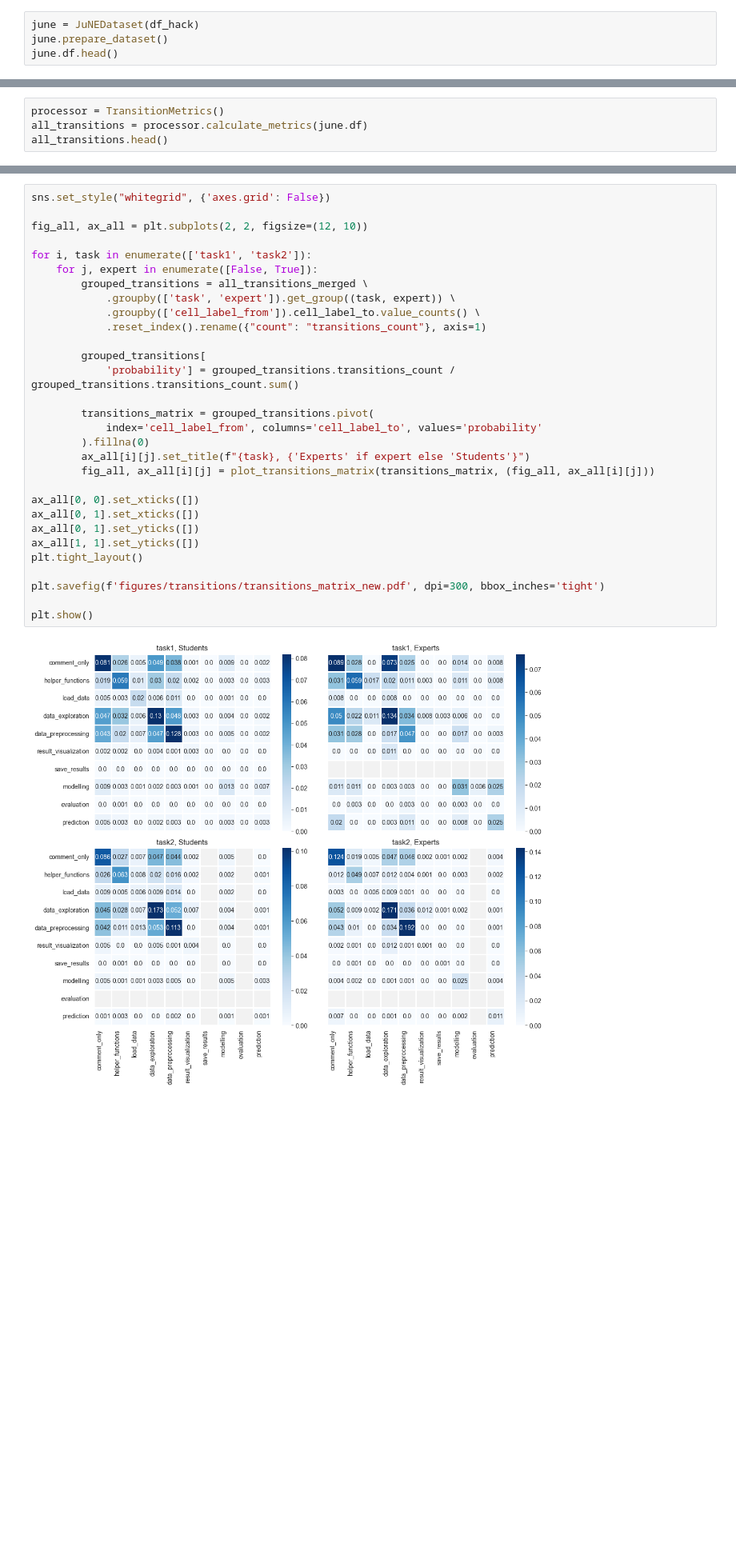
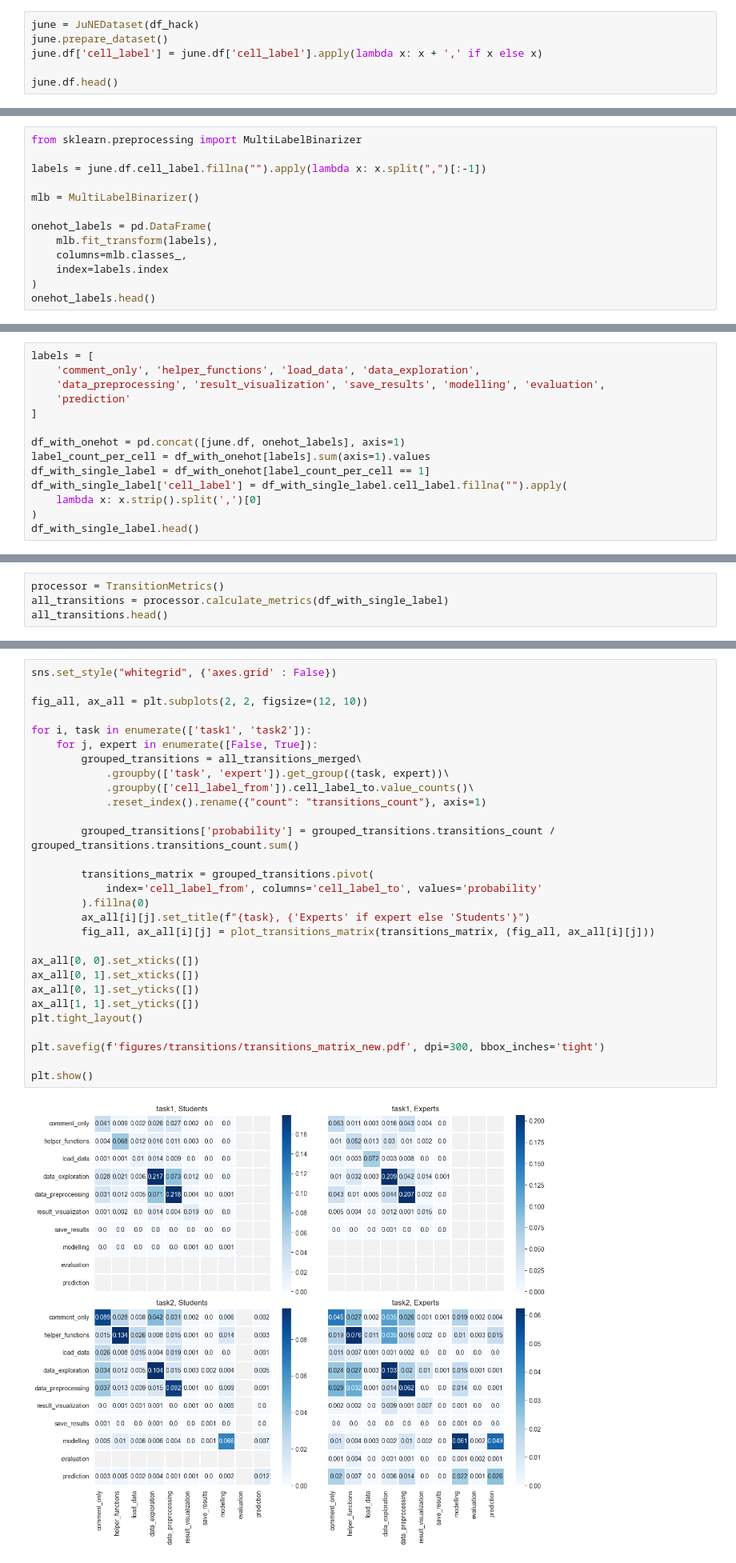
Before and after one commit to konstantgr/jupyter-logs-analysis, a Jupyter notebook: analysis/04-labels-transitions.ipynb, the cells around one changed output, grey strips where cells are left out. Shown at 80% size. Saved outputs shown, nothing was run; the diff lists cells and outputs as text; blank space fills up the shorter version.

Commit message:
fixed mapping and transition analysis

```diff
--- a/analysis/04-labels-transitions.ipynb
+++ b/analysis/04-labels-transitions.ipynb
@@ -42,6 +36,8 @@ df_hack.head()
 # %%
 june = JuNEDataset(df_hack)
 june.prepare_dataset()
+june.df['cell_label'] = june.df['cell_label'].apply(lambda x: x + ',' if x else x)
+
 june.df.head()
 # %% [output]
 |  | action_id | time | session_id | kernel_id | notebook_name | event | cell_index | cell_num | cell_type | ... |
@@ -50,3 +46,16 @@ june.df.head()
 | 2 | 2 | 2023-05-06 10:32:56.229 | 709ce80b-90a5-457e-bf6f-b7033a3261b5 | bc147b33-fa74-4bff-9f48-c88809c5bdcd | task1.ipynb | finished_execute | 35c0b3b694f84140846a21197ea62f68 | 0.0 | code | ... |
 | 3 | 3 | 2023-05-06 10:32:58.048 | 709ce80b-90a5-457e-bf6f-b7033a3261b5 | bc147b33-fa74-4bff-9f48-c88809c5bdcd | task1.ipynb | execute | 35c0b3b694f84140846a21197ea62f68 | 0.0 | code | ... |
 | 4 | 4 | 2023-05-06 10:32:58.429 | 709ce80b-90a5-457e-bf6f-b7033a3261b5 | bc147b33-fa74-4bff-9f48-c88809c5bdcd | task1.ipynb | finished_execute | 35c0b3b694f84140846a21197ea62f68 | 0.0 | code | ... |
+# %%
+from sklearn.preprocessing import MultiLabelBinarizer
+
+labels = june.df.cell_label.fillna("").apply(lambda x: x.split(",")[:-1])
+
+mlb = MultiLabelBinarizer()
+
+onehot_labels = pd.DataFrame(
+    mlb.fit_transform(labels),
+    columns=mlb.classes_,
+    index=labels.index
+)
+onehot_labels.head()
@@ -52,0 +69,14 @@ june.df.head()
+# %%
+labels = [
+    'comment_only', 'helper_functions', 'load_data', 'data_exploration',
+    'data_preprocessing', 'result_visualization', 'save_results', 'modelling', 'evaluation',
+    'prediction'
+]
+
+df_with_onehot = pd.concat([june.df, onehot_labels], axis=1)
+label_count_per_cell = df_with_onehot[labels].sum(axis=1).values
+df_with_single_label = df_with_onehot[label_count_per_cell == 1]
+df_with_single_label['cell_label'] = df_with_single_label.cell_label.fillna("").apply(
+    lambda x: x.strip().split(',')[0]
+)
+df_with_single_label.head()
@@ -53,6 +96,6 @@ june.df.head()
 # %%
 processor = TransitionMetrics()
-all_transitions = processor.calculate_metrics(june.df)
+all_transitions = processor.calculate_metrics(df_with_single_label)
 all_transitions.head()
 # %% [output]
 |  | kernel_id | cell_idx_from | cell_num_from | cell_source_from | cell_idx_to | cell_num_to | cell_source_to | ... |
@@ -182,35 +216,34 @@ transitions_matrix
 # %%
-sns.set_style("whitegrid", {'axes.grid': False})
+sns.set_style("whitegrid", {'axes.grid' : False})
 
 fig_all, ax_all = plt.subplots(2, 2, figsize=(12, 10))
 
 for i, task in enumerate(['task1', 'task2']):
     for j, expert in enumerate([False, True]):
-        grouped_transitions = all_transitions_merged \
-            .groupby(['task', 'expert']).get_group((task, expert)) \
-            .groupby(['cell_label_from']).cell_label_to.value_counts() \
+        grouped_transitions = all_transitions_merged\
+            .groupby(['task', 'expert']).get_group((task, expert))\
+            .groupby(['cell_label_from']).cell_label_to.value_counts()\
             .reset_index().rename({"count": "transitions_count"}, axis=1)
 
-        grouped_transitions[
-            'probability'] = grouped_transitions.transitions_count / grouped_transitions.transitions_count.sum()
+        grouped_transitions['probability'] = grouped_transitions.transitions_count / grouped_transitions.transitions_count.sum()
 
         transitions_matrix = grouped_transitions.pivot(
             index='cell_label_from', columns='cell_label_to', values='probability'
         ).fillna(0)
         ax_all[i][j].set_title(f"{task}, {'Experts' if expert else 'Students'}")
         fig_all, ax_all[i][j] = plot_transitions_matrix(transitions_matrix, (fig_all, ax_all[i][j]))
 
 ax_all[0, 0].set_xticks([])
 ax_all[0, 1].set_xticks([])
 ax_all[0, 1].set_yticks([])
 ax_all[1, 1].set_yticks([])
 plt.tight_layout()
 
 plt.savefig(f'figures/transitions/transitions_matrix_new.pdf', dpi=300, bbox_inches='tight')
 
 plt.show()
 # %% [output]
-[figure, old version]
+[figure, new version]
 # %%
 transitions_matrix.sum().sum()
 # %% [output]
```
Also changed, not shown: parts of 13 cells of this notebook, 4 other files.
